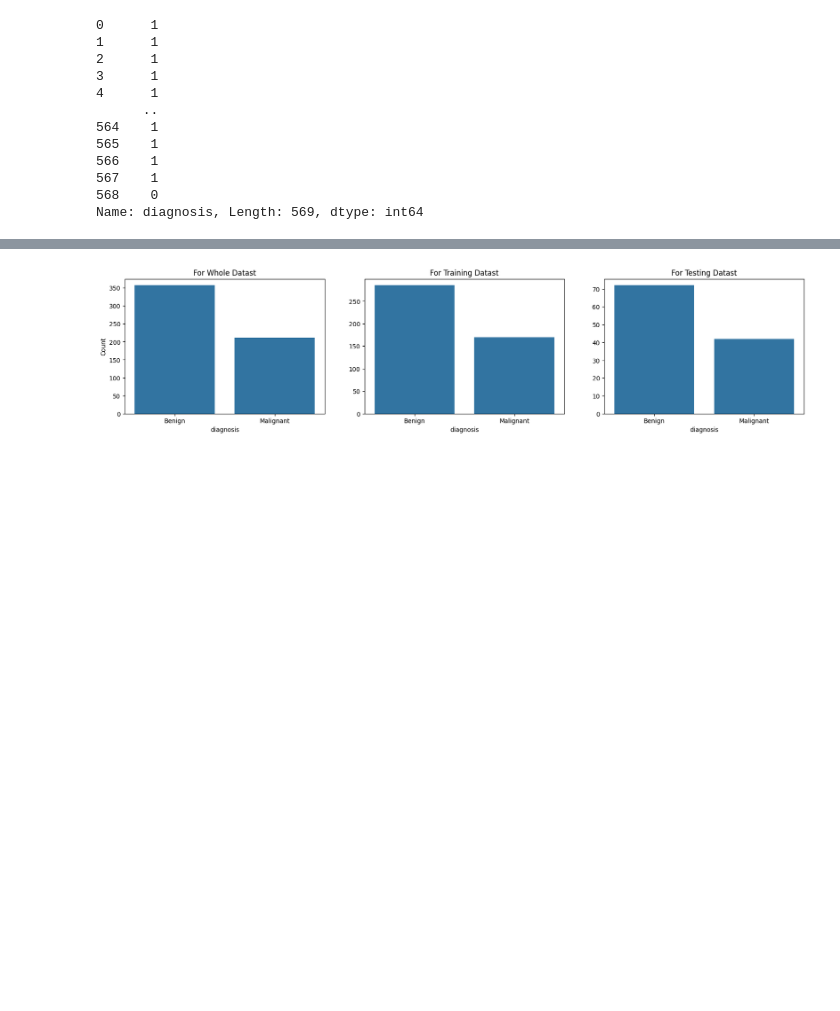
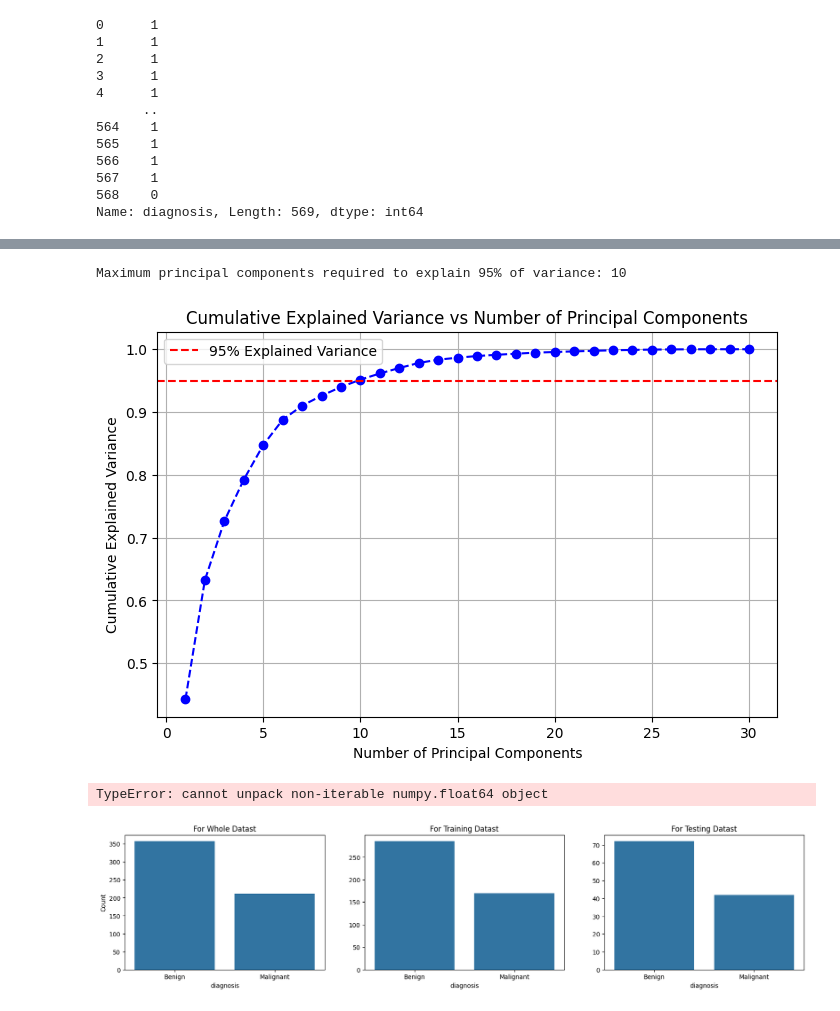
Before and after one commit to itsAnanth/DUK-Data-Analytics, a Jupyter notebook: main.ipynb, the cells around one changed output, grey strips where cells are left out. Drawn from its saved outputs; the diff is of its cells as text; code cells hidden in the pictures; blank space fills up the shorter version.

```diff
--- a/main.ipynb
+++ b/main.ipynb
@@ -119,3 +195,54 @@ Name: diagnosis, Length: 569, dtype: int64
+# %%
+
+required = np.argmax(cumulative >= 0.95) + 1
+print(f"Maximum principal components required to explain 95% of variance: {required}")
+# %% [output]
+Maximum principal components required to explain 95% of variance: 10
+# %%
+
+plt.figure(figsize=(8,5))
+plt.plot(range(1, len(cumulative) + 1), cumulative, marker='o', linestyle='--', color='b')
+plt.xlabel('Number of Principal Components')
+plt.ylabel('Cumulative Explained Variance')
+plt.title('Cumulative Explained Variance vs Number of Principal Components')
+plt.grid(True)
+plt.axhline(y=0.95, color='r', linestyle='--', label='95% Explained Variance')
+plt.legend()
+plt.show()
+# %% [output]
+[figure, added]
+# %%
+
+from sklearn.linear_model import LogisticRegression
+from sklearn.metrics import accuracy_score, f1_score
+
+def train(X, y):
+    xtrain, xtest, ytrain, ytest = train_test_split(X, y, train_size=0.8, random_state=42, stratify=y)
+    smote = SMOTE(sampling_strategy='auto', random_state=42)
+    X_resampled, y_resampled = smote.fit_resample(xtrain, ytrain)
+
+    lg = LogisticRegression()
+    lg.fit(X_resampled, y_resampled)
+
+    y_pred = lg.predict(xtest)
+
+    score, accuracy = f1_score(ytest, y_pred)
+    accuracy = accuracy(ytest, y_pred)
+
+    return score
+
+best_score, best_n = float('-inf'), X.shape[1]
+for i in range(0, X.shape[1]):
+    x_pca, _, _, _, _ = PCA(X, i + 1)
+    score, accuracy = train(x_pca, y)
+
+    print(f"{i + 1} components, score: {score}")
+    if score > best_score:
+        best_score = score
+        best_n = i + 1
+print(f"Best number of principal components: {best_n}, score: {best_score}")
+# %% [output]
+TypeError: cannot unpack non-iterable numpy.float64 object
 # %%
 xtrain, xtest, ytrain, ytest = train_test_split(X, y, train_size=0.8, random_state=42, stratify=y)
 # %%
```
Also changed, not shown: parts of 12 cells of this notebook, 9 other files.
